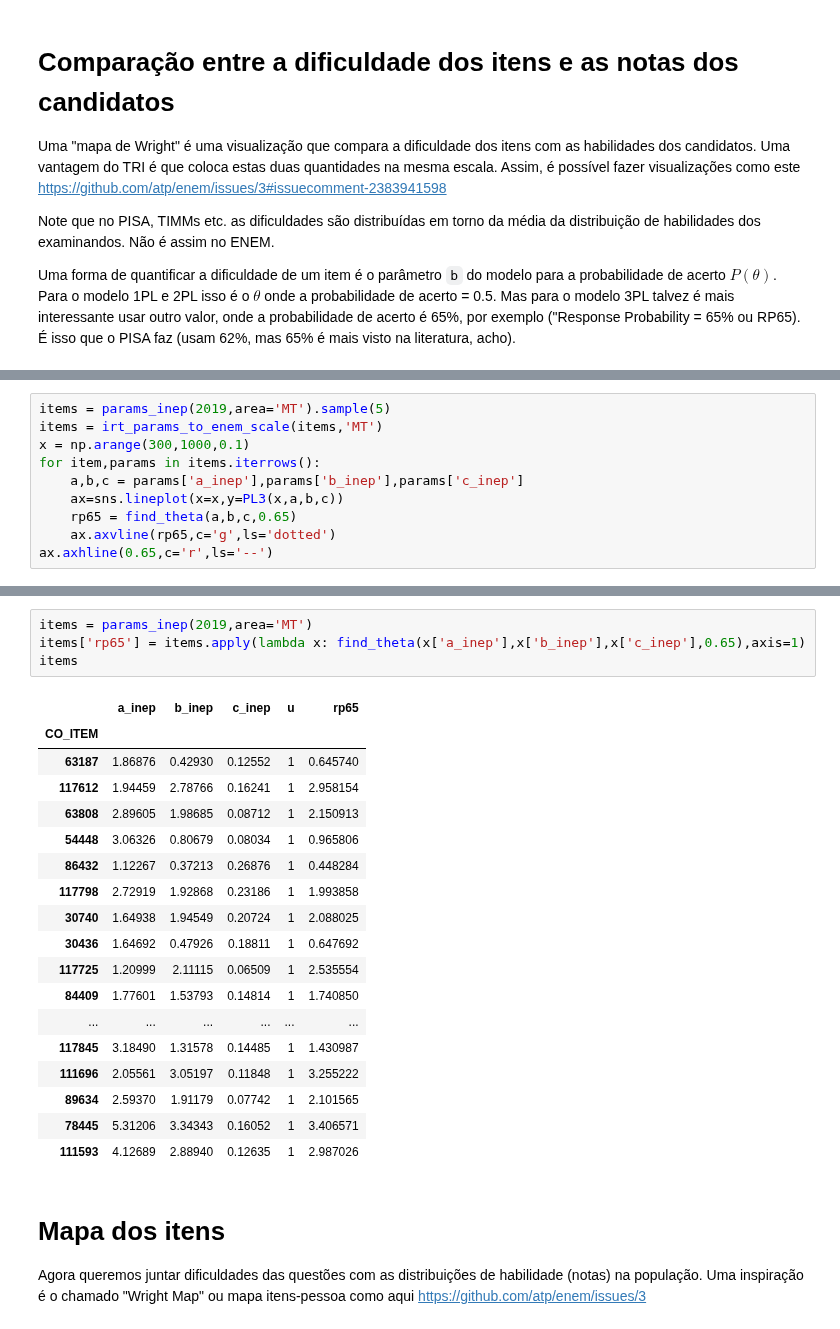
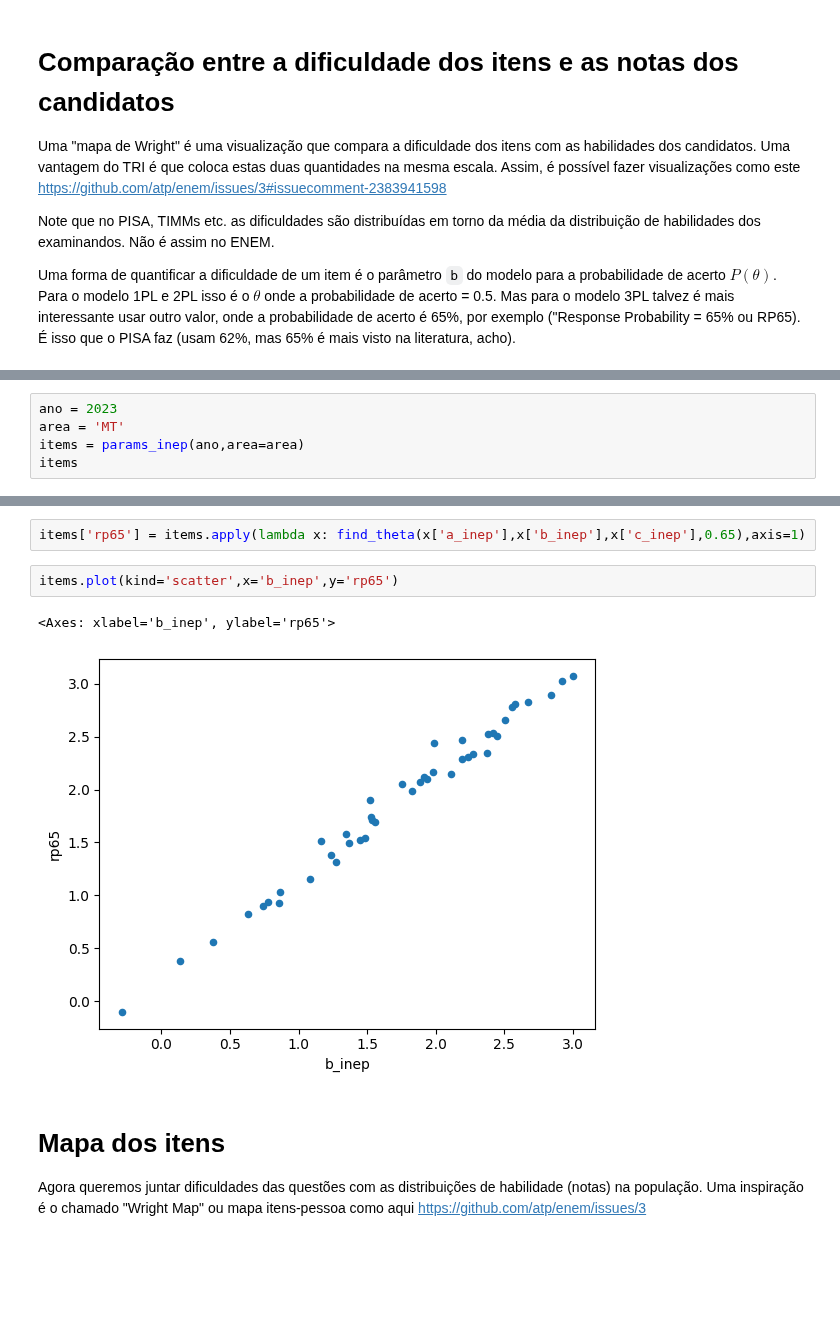
Before and after one commit to atp/enem, a Jupyter notebook: ItemMap.ipynb, the cells around one changed output, grey strips where cells are left out. Saved outputs shown, nothing was run; the diff lists cells and outputs as text; blank space fills up the shorter version.

```diff
--- a/ItemMap.ipynb
+++ b/ItemMap.ipynb
@@ -75,10 +94,0 @@ params
-# %%
-items = params_inep(2019,area='MT').sample(5)
-items = irt_params_to_enem_scale(items,'MT')
-x = np.arange(300,1000,0.1)
-for item,params in items.iterrows():
-    a,b,c = params['a_inep'],params['b_inep'],params['c_inep']
-    ax=sns.lineplot(x=x,y=PL3(x,a,b,c))
-    rp65 = find_theta(a,b,c,0.65)
-    ax.axvline(rp65,c='g',ls='dotted')
-ax.axhline(0.65,c='r',ls='--')
@@ -89,0 +103,5 @@ Ok, não dá certo fazer as contas na escala ENEM. Vamos fazer tudo na escala lo
+# %%
+ano = 2023
+area = 'MT'
+items = params_inep(ano,area=area)
+items
@@ -90,26 +150,10 @@ Ok, não dá certo fazer as contas na escala ENEM. Vamos fazer tudo na escala lo
 # %%
-items = params_inep(2019,area='MT')
 items['rp65'] = items.apply(lambda x: find_theta(x['a_inep'],x['b_inep'],x['c_inep'],0.65),axis=1)
-items
-# %% [output]
-|  | a_inep | b_inep | c_inep | u | rp65 |
-| CO_ITEM |  |  |  |  |  |
-| 63187 | 1.86876 | 0.42930 | 0.12552 | 1 | 0.645740 |
-| 117612 | 1.94459 | 2.78766 | 0.16241 | 1 | 2.958154 |
-| 63808 | 2.89605 | 1.98685 | 0.08712 | 1 | 2.150913 |
-| 54448 | 3.06326 | 0.80679 | 0.08034 | 1 | 0.965806 |
-| 86432 | 1.12267 | 0.37213 | 0.26876 | 1 | 0.448284 |
-| 117798 | 2.72919 | 1.92868 | 0.23186 | 1 | 1.993858 |
-| 30740 | 1.64938 | 1.94549 | 0.20724 | 1 | 2.088025 |
-| 30436 | 1.64692 | 0.47926 | 0.18811 | 1 | 0.647692 |
-| 117725 | 1.20999 | 2.11115 | 0.06509 | 1 | 2.535554 |
-| 84409 | 1.77601 | 1.53793 | 0.14814 | 1 | 1.740850 |
-| ... | ... | ... | ... | ... | ... |
-| 117845 | 3.18490 | 1.31578 | 0.14485 | 1 | 1.430987 |
-| 111696 | 2.05561 | 3.05197 | 0.11848 | 1 | 3.255222 |
-| 89634 | 2.59370 | 1.91179 | 0.07742 | 1 | 2.101565 |
-| 78445 | 5.31206 | 3.34343 | 0.16052 | 1 | 3.406571 |
-| 111593 | 4.12689 | 2.88940 | 0.12635 | 1 | 2.987026 |
+# %%
+items.plot(kind='scatter',x='b_inep',y='rp65')
+# %% [output]
+<Axes: xlabel='b_inep', ylabel='rp65'>
+[figure, added]
 # %% [markdown]
 # Mapa dos itens
 Agora queremos juntar dificuldades das questões com as distribuições de habilidade (notas) na população. Uma inspiração é o chamado "Wright Map" ou mapa itens-pessoa como aqui https://github.com/atp/enem/issues/3
```
Also changed, not shown: parts of 44 cells of this notebook, 5 other files.
